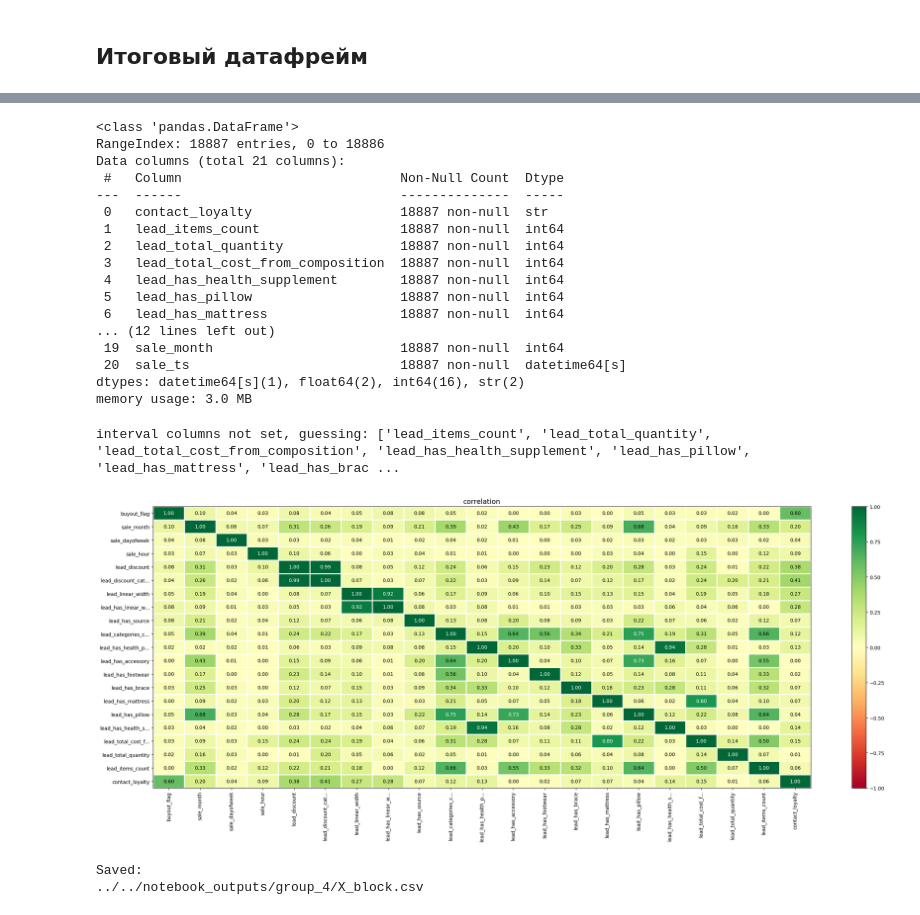
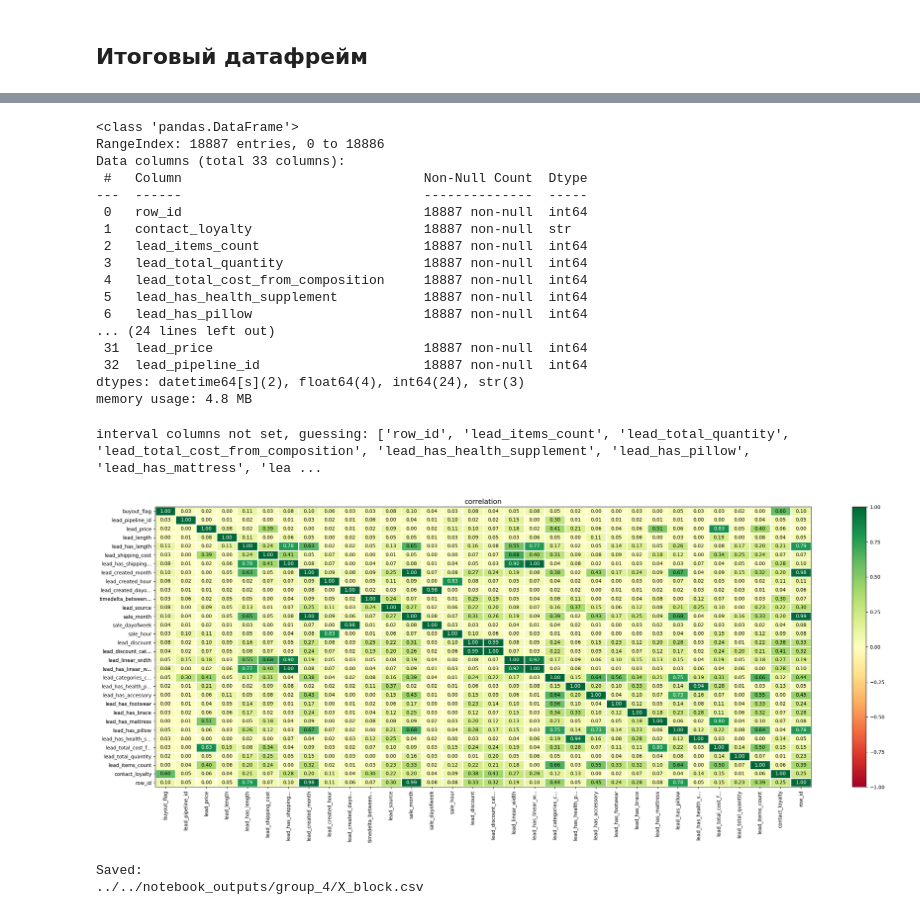
Before and after one commit to JeffRaiAlt/xakaton_mipt, a Jupyter notebook: notebooks/group_4/feature_processing_template.ipynb, the cells around one changed output, grey strips where cells are left out. Cells and saved outputs as stored; diff of their text form; code cells hidden in the pictures.

```diff
--- a/notebooks/group_4/feature_processing_template.ipynb
+++ b/notebooks/group_4/feature_processing_template.ipynb
@@ -130,0 +374,4 @@ dtype: float64
+# %%
+block_df['lead_Стоимость доставки'] = block_df['lead_Стоимость доставки'].str.replace(',','.')
+
+block_df['lead_Стоимость доставки'] = pd.to_numeric(block_df['lead_Стоимость доставки'], errors='coerce')
@@ -962,38 +1235,39 @@ X_block.info()
 # %% [output]
 <class 'pandas.DataFrame'>
 RangeIndex: 18887 entries, 0 to 18886
-Data columns (total 21 columns):
- #   Column                            Non-Null Count  Dtype
----  ------                            --------------  -----
- 0   contact_loyalty                   18887 non-null  str
- 1   lead_items_count                  18887 non-null  int64
- 2   lead_total_quantity               18887 non-null  int64
- 3   lead_total_cost_from_composition  18887 non-null  int64
- 4   lead_has_health_supplement        18887 non-null  int64
- 5   lead_has_pillow                   18887 non-null  int64
- 6   lead_has_mattress                 18887 non-null  int64
-... (12 lines left out)
- 19  sale_month                        18887 non-null  int64
- 20  sale_ts                           18887 non-null  datetime64[s]
-dtypes: datetime64[s](1), float64(2), int64(16), str(2)
-memory usage: 3.0 MB
+Data columns (total 33 columns):
+ #   Column                               Non-Null Count  Dtype
+---  ------                               --------------  -----
+ 0   row_id                               18887 non-null  int64
+ 1   contact_loyalty                      18887 non-null  str
+ 2   lead_items_count                     18887 non-null  int64
+ 3   lead_total_quantity                  18887 non-null  int64
+ 4   lead_total_cost_from_composition     18887 non-null  int64
+ 5   lead_has_health_supplement           18887 non-null  int64
+ 6   lead_has_pillow                      18887 non-null  int64
+... (24 lines left out)
+ 31  lead_price                           18887 non-null  int64
+ 32  lead_pipeline_id                     18887 non-null  int64
+dtypes: datetime64[s](2), float64(4), int64(24), str(3)
+memory usage: 4.8 MB
 # %%
 # Проверяем мультиколлинеарность
 df_for_phik = X_block.copy()
 
 df_for_phik['buyout_flag'] = my_full_copy['buyout_flag'].values
 
 corr_matrix = phik_matrix(df_for_phik.drop(columns=[
-    'sale_ts'
+    'sale_ts',
+    'lead_created_ts'
 ]))
 
 plot_correlation_matrix(corr_matrix.values,
                         x_labels=corr_matrix.columns,
                         y_labels=corr_matrix.index,
                         figsize=(25, 10))
 # %% [output]
-interval columns not set, guessing: ['lead_items_count', 'lead_total_quantity', 'lead_total_cost_from_composition', 'lead_has_health_supplement', 'lead_has_pillow', 'lead_has_mattress', 'lead_has_brac ...
+interval columns not set, guessing: ['row_id', 'lead_items_count', 'lead_total_quantity', 'lead_total_cost_from_composition', 'lead_has_health_supplement', 'lead_has_pillow', 'lead_has_mattress', 'lea ...
-[figure, old version]
+[figure, new version]
 # %%
 X_block.to_csv(OUTPUT_DIR / "X_block.csv", index=False)
 # feature_spec = create_feature_spec_template(X_block)
```
Also changed, not shown: parts of 52 cells of this notebook, 4 other files.
